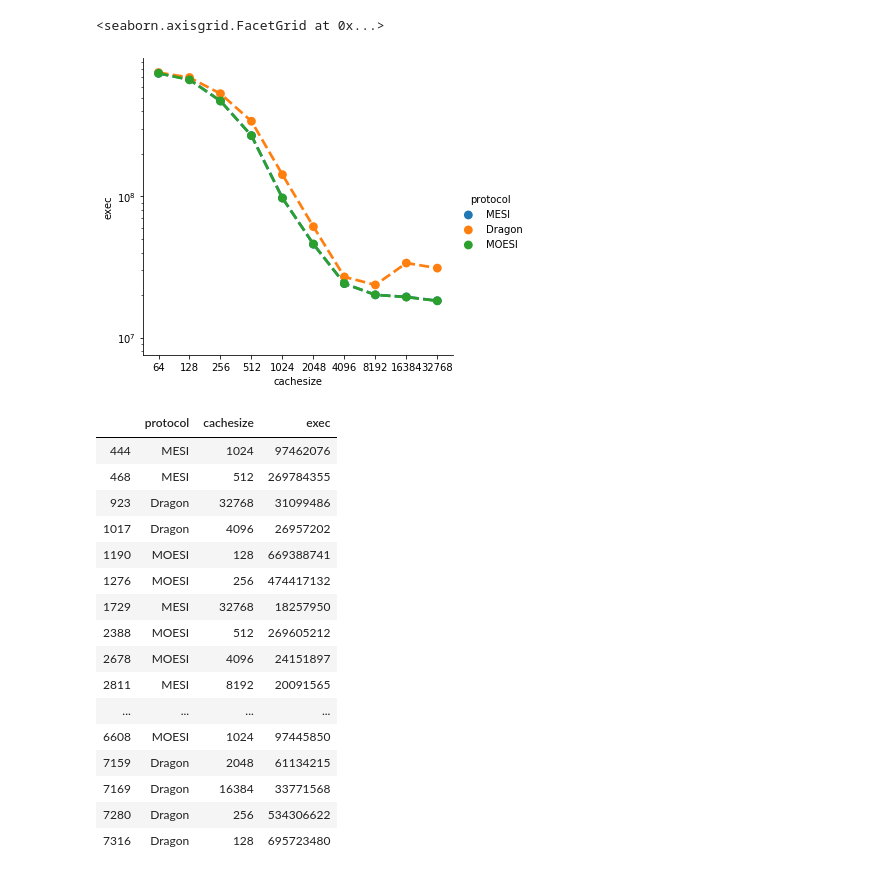
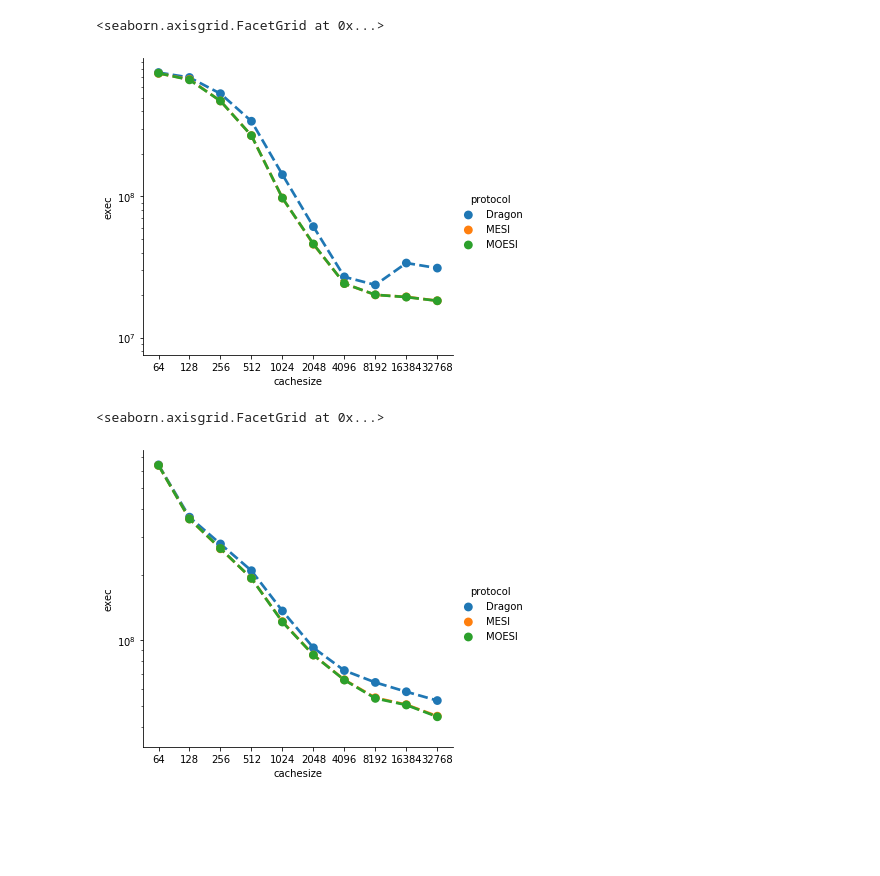
Before and after one commit to indocomsoft/cs4223-assignment-2, a Jupyter notebook: Plotting.ipynb, the cells around one changed output. Cells and saved outputs as stored; diff of their text form; code cells hidden in the pictures; blank space fills up the shorter version.

```diff
--- a/Plotting.ipynb
+++ b/Plotting.ipynb
@@ -4,8 +4,8 @@ from matplotlib import pyplot as plt
 import seaborn as sns
 # %%
 df = pd.read_csv("result.csv").query('associativity == 2 & input == "blackscholes_four-blackscholes" & blocksize == 32')[['protocol', 'cachesize', 'exec']]
-f = sns.catplot(data=df, x='cachesize', y='exec', hue='protocol', linestyles=["--", "--", "--"], kind="point")
+f = sns.catplot(data=df, x='cachesize', y='exec', hue='protocol', linestyles=["--", "--", "--"], kind="point", hue_order=['Dragon', 'MESI', 'MOESI'])
 f.set(yscale="log")
 # %% [output]
 <seaborn.axisgrid.FacetGrid at 0x...>
-[figure, old version]
+[figure, new version]
@@ -12,21 +14,7 @@ f.set(yscale="log")
 # %%
-df = pd.read_csv("result.csv").query('associativity == 2 & input == "blackscholes_four-blackscholes" & blocksize == 32')[['protocol', 'cachesize', 'exec']]
-df
+df = pd.read_csv("result.csv").query('associativity == 2 & input == "bodytrack_four-bodytrack" & blocksize == 32')[['protocol', 'cachesize', 'exec']]
+f = sns.catplot(data=df, x='cachesize', y='exec', hue='protocol', linestyles=["--", "--", "--"], kind="point", hue_order=['Dragon', 'MESI', 'MOESI'])
+f.set(yscale="log")
 # %% [output]
-|  | protocol | cachesize | exec |
-| 444 | MESI | 1024 | 97462076 |
-| 468 | MESI | 512 | 269784355 |
-| 923 | Dragon | 32768 | 31099486 |
-| 1017 | Dragon | 4096 | 26957202 |
-| 1190 | MOESI | 128 | 669388741 |
-| 1276 | MOESI | 256 | 474417132 |
-| 1729 | MESI | 32768 | 18257950 |
-| 2388 | MOESI | 512 | 269605212 |
-| 2678 | MOESI | 4096 | 24151897 |
-| 2811 | MESI | 8192 | 20091565 |
-| ... | ... | ... | ... |
-| 6608 | MOESI | 1024 | 97445850 |
-| 7159 | Dragon | 2048 | 61134215 |
-| 7169 | Dragon | 16384 | 33771568 |
-| 7280 | Dragon | 256 | 534306622 |
-| 7316 | Dragon | 128 | 695723480 |
+<seaborn.axisgrid.FacetGrid at 0x...>
+[figure, added]
```
Also changed, not shown: parts of 7 cells of this notebook, 7 other files.
